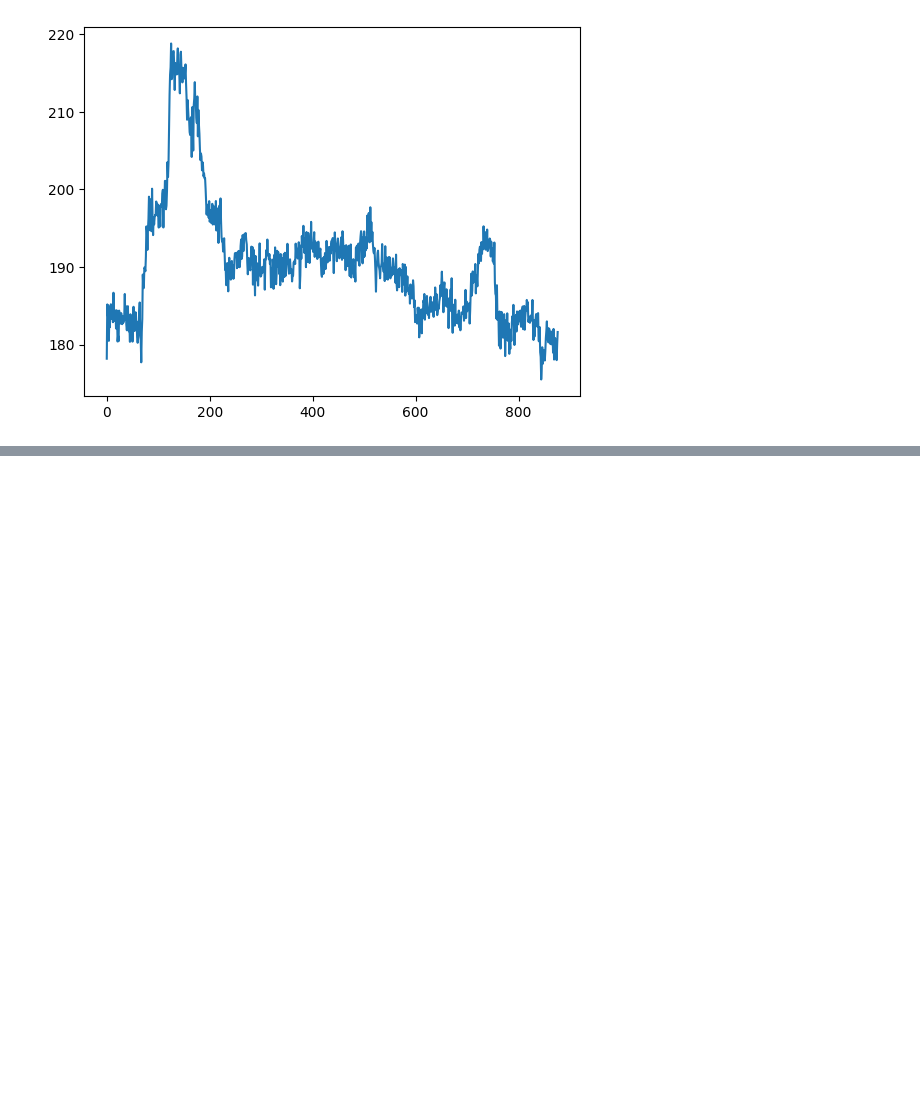
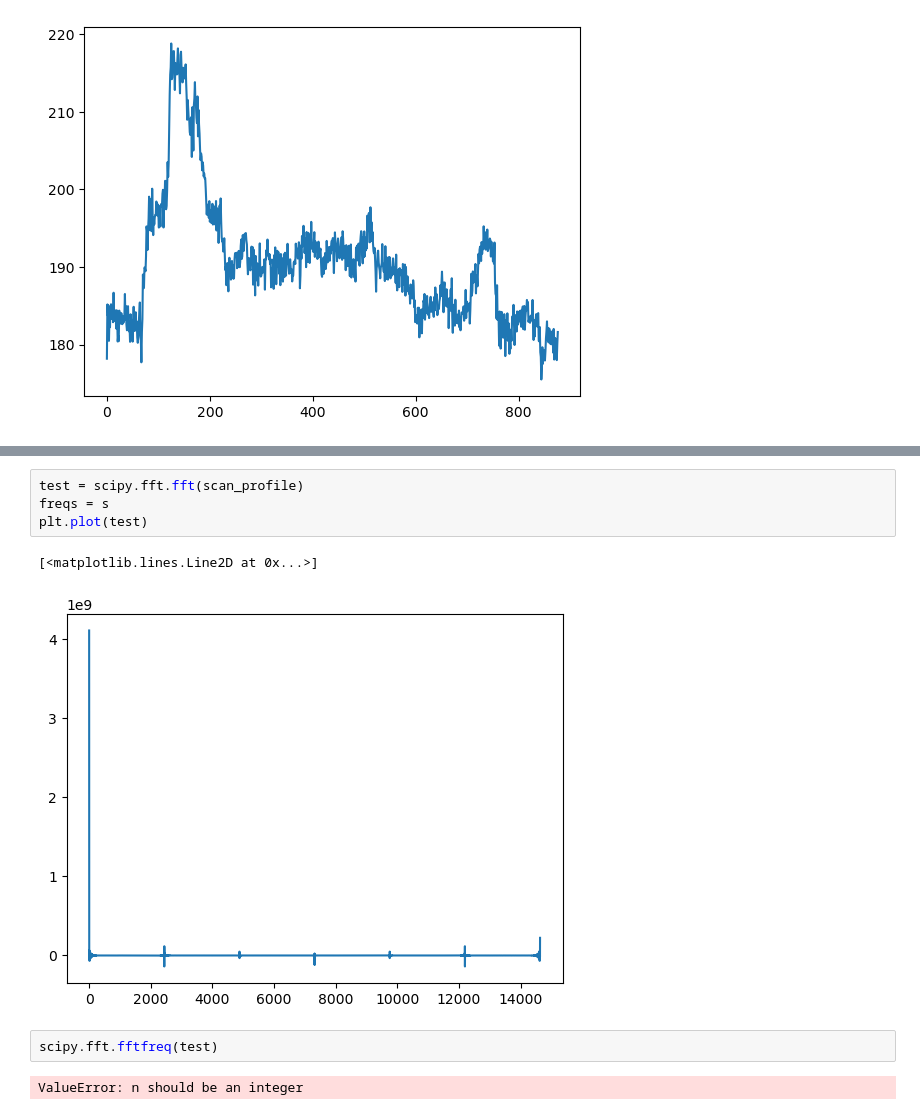
Before and after one commit to JeperoJ/Photoluminescence-scanner, a Jupyter notebook: Software refactor/LIPI_Processing/testing_fps_wrong.ipynb, the cells around one changed output, grey strips where cells are left out. Drawn from its saved outputs; the diff is of its cells as text; blank space fills up the shorter version.

```diff
--- a/Software refactor/LIPI_Processing/testing_fps_wrong.ipynb
+++ b/Software refactor/LIPI_Processing/testing_fps_wrong.ipynb
@@ -222,0 +196,11 @@ plt.show()
+# %%
+test = scipy.fft.fft(scan_profile)
+freqs = s
+plt.plot(test)
+# %% [output]
+[<matplotlib.lines.Line2D at 0x...>]
+[figure, added]
+# %%
+scipy.fft.fftfreq(test)
+# %% [output]
+ValueError: n should be an integer
```
Also changed, not shown: parts of 16 cells of this notebook.
